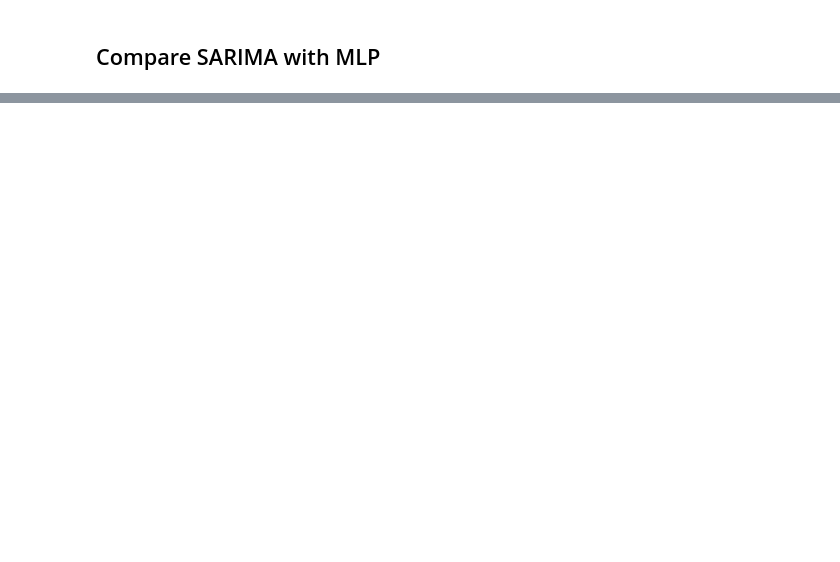
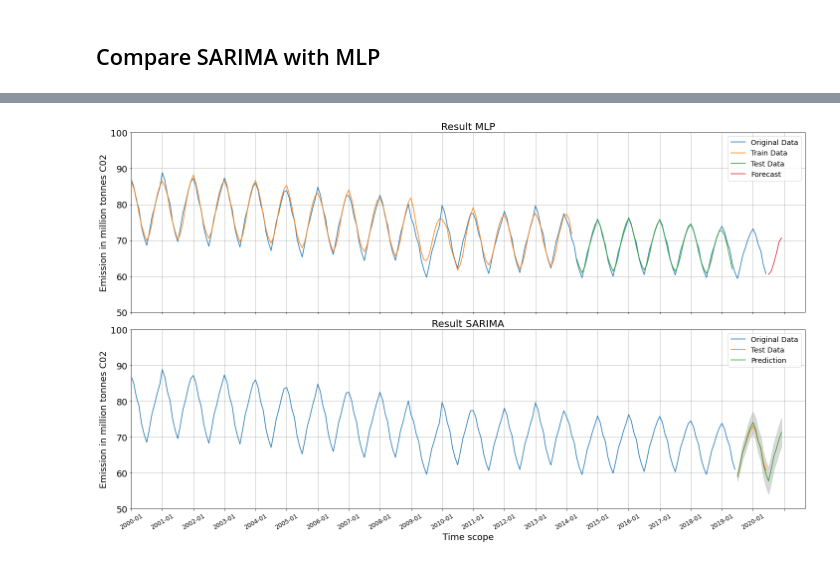
Before and after one commit to hannesk95/AMI, a Jupyter notebook: deliverables/milestone3/emissions_emissions_forecast.ipynb, the cells around one changed output, grey strips where cells are left out. Saved outputs shown, nothing was run; the diff lists cells and outputs as text; code cells hidden in the pictures; blank space fills up the shorter version.

```diff
--- a/deliverables/milestone3/emissions_emissions_forecast.ipynb
+++ b/deliverables/milestone3/emissions_emissions_forecast.ipynb
@@ -343,0 +354,38 @@ plt.show()
+# %%
+# Comparation between SARIMA and MLP, plots below each other
+fig, ax = plt.subplots(2, figsize=(20,12), sharex=True)
+
+# MLP
+ax[0].plot(emission_data[:], label='Original Data')
+ax[0].plot(trainPredictPlot[:], label='Train Data')
+ax[0].plot(testPredictPlot[:], label='Test Data')
+ax[0].plot(forecastPlot[:], label='Forecast')
+ax[0].set_title('Result MLP', fontsize=20)
+ax[0].set_ylabel('Emission in million tonnes C02', fontsize=18)
+ax[0].yaxis.set_tick_params(labelsize=18)
+ax[0].legend(fontsize='x-large', loc='upper right')
+ax[0].grid()
+
+# Sarima
+ax[1].plot(train_data, label='Original Data')
+ax[1].plot(test_series, label='Test Data')
+ax[1].plot(fitted_series, label='Prediction')
+ax[1].fill_between(lower_series.index,
+                 lower_series,
+                 upper_series,
+                 color='k', alpha=.15)
+ax[1].set_title('Result SARIMA', fontsize=20)
+ax[1].set_ylabel('Emission in million tonnes C02', fontsize=18)
+ax[1].yaxis.set_tick_params(labelsize=18)
+ax[1].legend(fontsize='x-large', loc='upper right')
+ax[1].grid()
+
+plt.xticks(np.arange(len(time_scope)+1)[::12], time_scope[::12], rotation=30, fontsize=12)
+plt.xlabel("Time scope", fontsize=18)
+plt.tight_layout()
+plt.xlim([120,380])
+plt.setp(ax, ylim=[50,100])
+
+plt.show()
+# %% [output]
+[figure, added]
```
Also changed, not shown: parts of 8 cells of this notebook.
